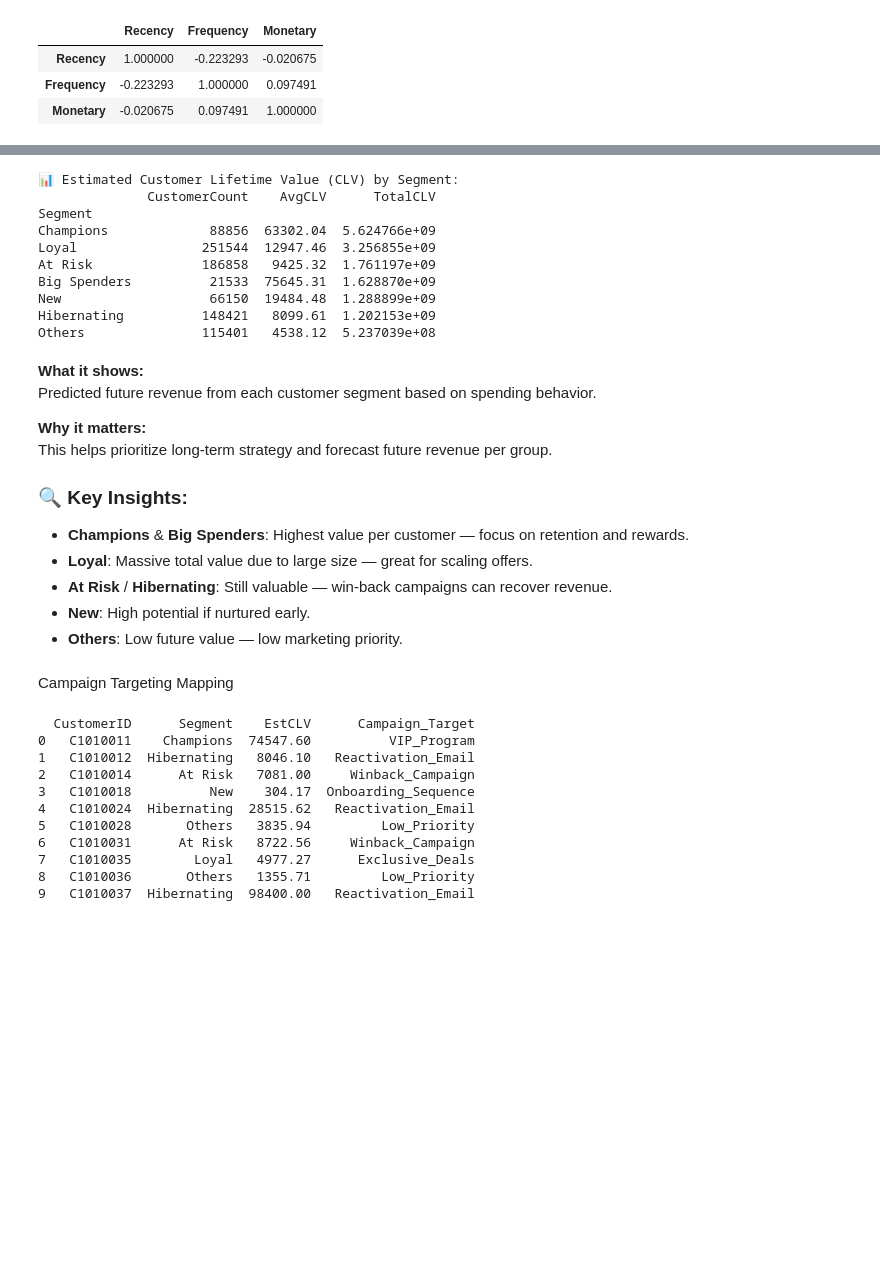
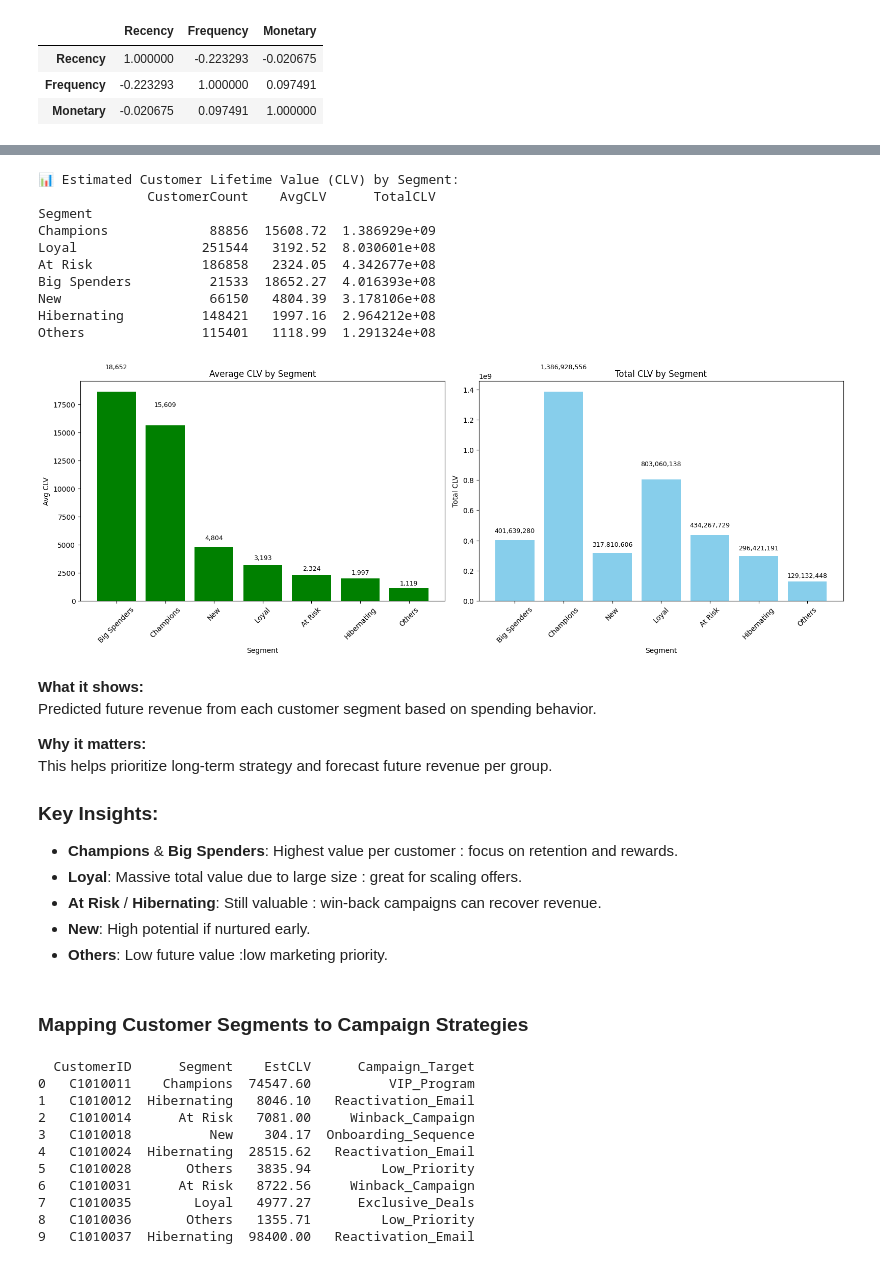
Before and after one commit to bopitien/rfm-customer-segmentation-novabank, a Jupyter notebook: notebooks/analysis.ipynb, the cells around one changed output, grey strips where cells are left out. Saved outputs shown, nothing was run; the diff lists cells and outputs as text; code cells hidden in the pictures; blank space fills up the shorter version.

```diff
--- a/notebooks/analysis.ipynb
+++ b/notebooks/analysis.ipynb
@@ -746,7 +807,7 @@ RFM_Table['AvgPurchaseValue'] = RFM_Table['Monetary'] / RFM_Table['Safe_Frequenc
 RFM_Table['EstCLV'] = (
     RFM_Table['AvgPurchaseValue'] *
     RFM_Table['Safe_Frequency'] *
-    (365 / RFM_Table['Safe_Recency'])
+    (90 / RFM_Table['Safe_Recency'])
 )
 
 # Round for readability
@@ -767,13 +828,65 @@ print(clv_summary)
 📊 Estimated Customer Lifetime Value (CLV) by Segment:
               CustomerCount    AvgCLV      TotalCLV
 Segment
-Champions             88856  63302.04  5.624766e+09
-Loyal                251544  12947.46  3.256855e+09
-At Risk              186858   9425.32  1.761197e+09
-Big Spenders          21533  75645.31  1.628870e+09
-New                   66150  19484.48  1.288899e+09
-Hibernating          148421   8099.61  1.202153e+09
-Others               115401   4538.12  5.237039e+08
+Champions             88856  15608.72  1.386929e+09
+Loyal                251544   3192.52  8.030601e+08
+At Risk              186858   2324.05  4.342677e+08
+Big Spenders          21533  18652.27  4.016393e+08
+New                   66150   4804.39  3.178106e+08
+Hibernating          148421   1997.16  2.964212e+08
+Others               115401   1118.99  1.291324e+08
+# %%
+
+# Sort the data for consistency
+clv_sorted = clv_summary.sort_values(by='AvgCLV', ascending=False)
+
+# Create subplots: 1 row, 2 columns
+fig, axes = plt.subplots(1, 2, figsize=(16, 6))
+
+# -------- Left Plot: Avg CLV --------
+bars1 = axes[0].bar(clv_sorted.index, clv_sorted['AvgCLV'], color='green')
+axes[0].set_title('Average CLV by Segment')
+axes[0].set_xlabel('Segment')
+axes[0].set_ylabel('Avg CLV')
+axes[0].tick_params(axis='x', rotation=45)
+
+# Add value labels
+
+for bar in bars1:
+    yval = bar.get_height()
+    axes[0].text(
+        bar.get_x() + bar.get_width()/2,
+        yval + 0.10*yval,  # push higher above bar
+        f'{yval:,.0f}',
+        ha='center',
+        va='bottom',
+        fontsize=9
+    )
+
+# -------- Right Plot: Total CLV --------
+bars2 = axes[1].bar(clv_sorted.index, clv_sorted['TotalCLV'], color='skyblue')
+axes[1].set_title('Total CLV by Segment')
+axes[1].set_xlabel('Segment')
+axes[1].set_ylabel('Total CLV')
+axes[1].tick_params(axis='x', rotation=45)
+
+# Add value labels
+for bar in bars2:
+    yval = bar.get_height()
+    axes[1].text(
+        bar.get_x() + bar.get_width()/2,
+        yval + 0.10*yval,  # slightly above the bar
+        f'{yval:,.0f}',    # remove /1e9 and "B"
+        ha='center',
+        va='bottom',
+        fontsize=9
+    )
+
+# Final layout
+plt.tight_layout()
+plt.show()
+# %% [output]
+[figure, added]
 # %% [markdown]
 **What it shows:**
 Predicted future revenue from each customer segment based on spending behavior.
@@ -781,14 +894,14 @@ Predicted future revenue from each customer segment based on spending behavior.
 **Why it matters:**
 This helps prioritize long-term strategy and forecast future revenue per group.
 
-### 🔍 Key Insights:
-- **Champions** & **Big Spenders**: Highest value per customer — focus on retention and rewards.
-- **Loyal**: Massive total value due to large size — great for scaling offers.
-- **At Risk** / **Hibernating**: Still valuable — win-back campaigns can recover revenue.
+### Key Insights:
+- **Champions** & **Big Spenders**: Highest value per customer : focus on retention and rewards.
+- **Loyal**: Massive total value due to large size : great for scaling offers.
+- **At Risk** / **Hibernating**: Still valuable : win-back campaigns can recover revenue.
 - **New**: High potential if nurtured early.
-- **Others**: Low future value — low marketing priority.
+- **Others**: Low future value :low marketing priority.
 # %% [markdown]
-Campaign Targeting Mapping
+### Mapping Customer Segments to Campaign Strategies
 # %%
 # Step: Map each segment to a marketing campaign strategy
 RFM_Table['Campaign_Target'] = RFM_Table['Segment'].map({
```
Also changed, not shown: parts of 32 cells of this notebook, 4 other files.
